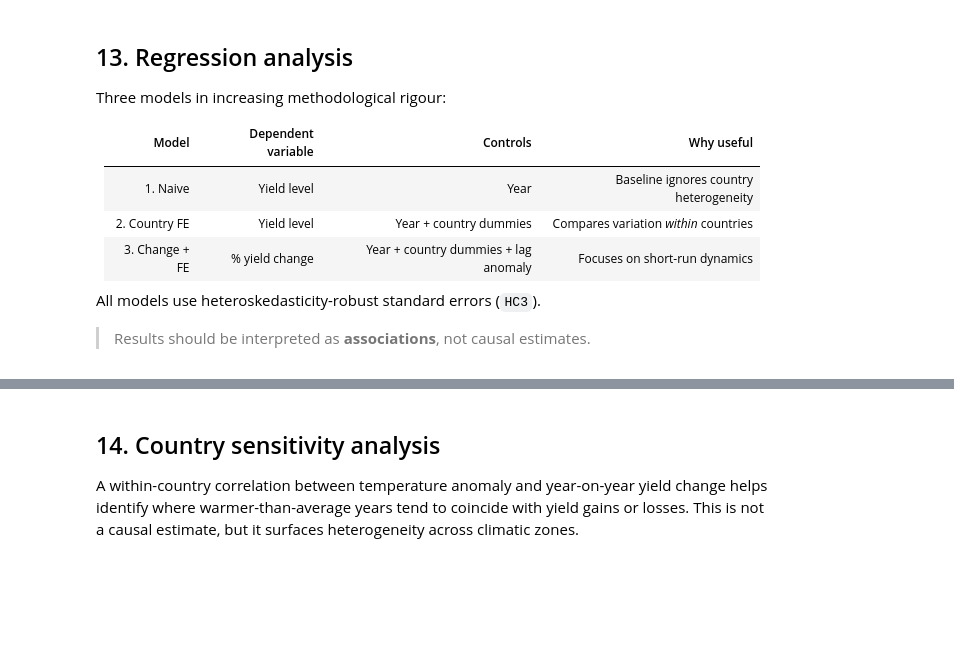
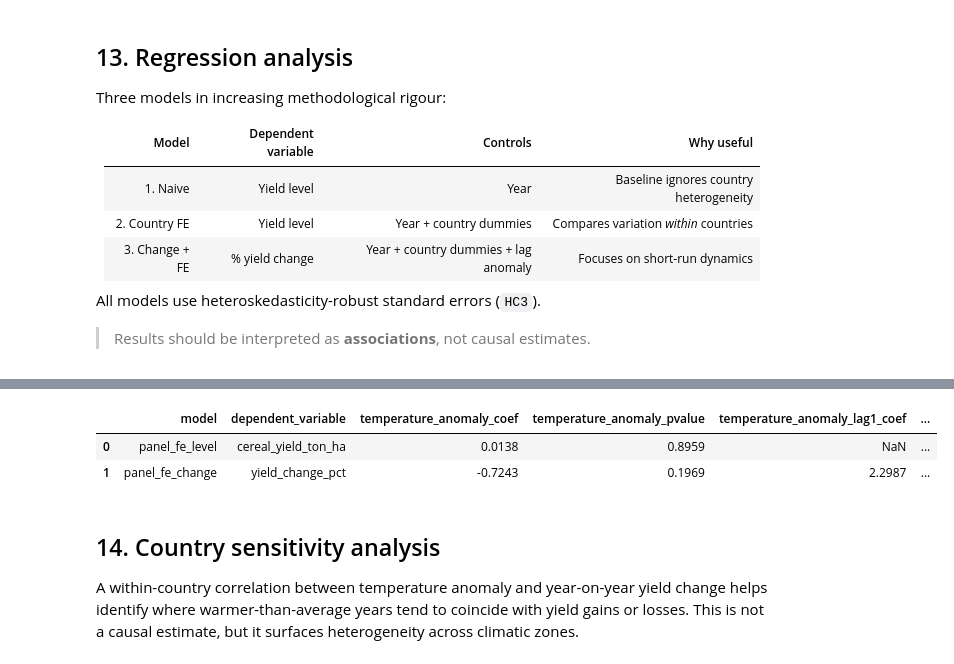
Before and after one commit to juggo87/temperature-cereal-yield, a Jupyter notebook: temperature_cereal_yield.ipynb, the cells around one changed output, grey strips where cells are left out. Cells and saved outputs as stored; diff of their text form; code cells hidden in the pictures; blank space fills up the shorter version.

```diff
--- a/temperature_cereal_yield.ipynb
+++ b/temperature_cereal_yield.ipynb
@@ -906,0 +1065,82 @@ Covariance Type:                   HC3
+# %%
+if LINEARMODELS_AVAILABLE:
+    panel_base = merged.copy()
+    panel_base["year"] = panel_base["year"].astype(int)
+    panel_base = panel_base.set_index(["country", "year"]).sort_index()
+
+    # Model 4: yield level with country and year fixed effects.
+    panel_level = panel_base[["cereal_yield_ton_ha", "temperature_anomaly"]].dropna().copy()
+    panel_model_level = PanelOLS.from_formula(
+        "cereal_yield_ton_ha ~ 1 + temperature_anomaly + EntityEffects + TimeEffects",
+        data=panel_level,
+        drop_absorbed=True,
+    )
+    panel_res_level = panel_model_level.fit(
+        cov_type="clustered",
+        cluster_entity=True,
+    )
+
+    print("MODEL 4: PanelOLS yield level model with country and year fixed effects")
+    print(panel_res_level.summary)
+
+    # Model 5: yield change model with lagged anomaly plus country and year fixed effects.
+    panel_change = panel_base[
+        ["yield_change_pct", "temperature_anomaly", "temperature_anomaly_lag1"]
+    ].dropna().copy()
+
+    lo, hi = panel_change["yield_change_pct"].quantile([0.01, 0.99])
+    panel_change = panel_change[panel_change["yield_change_pct"].between(lo, hi)].copy()
+
+    panel_model_change = PanelOLS.from_formula(
+        "yield_change_pct ~ 1 + temperature_anomaly + temperature_anomaly_lag1 + EntityEffects + TimeEffects",
+        data=panel_change,
+        drop_absorbed=True,
+    )
+    panel_res_change = panel_model_change.fit(
+        cov_type="clustered",
+        cluster_entity=True,
+    )
+
+    print("\n\nMODEL 5: PanelOLS yield change model with country and year fixed effects")
+    print(panel_res_change.summary)
+
+    panelols_key_results = pd.DataFrame({
+        "model": [
+            "panel_fe_level",
+            "panel_fe_change",
+        ],
+        "dependent_variable": [
+            "cereal_yield_ton_ha",
+            "yield_change_pct",
+        ],
+        "temperature_anomaly_coef": [
+            panel_res_level.params.get("temperature_anomaly", np.nan),
+            panel_res_change.params.get("temperature_anomaly", np.nan),
+        ],
+        "temperature_anomaly_pvalue": [
+            panel_res_level.pvalues.get("temperature_anomaly", np.nan),
+            panel_res_change.pvalues.get("temperature_anomaly", np.nan),
+        ],
+        "temperature_anomaly_lag1_coef": [
+            np.nan,
+            panel_res_change.params.get("temperature_anomaly_lag1", np.nan),
+        ],
+        "temperature_anomaly_lag1_pvalue": [
+            np.nan,
+            panel_res_change.pvalues.get("temperature_anomaly_lag1", np.nan),
+        ],
+        "n_observations": [
+            int(panel_res_level.nobs),
+            int(panel_res_change.nobs),
+        ],
+        "r_squared_within": [
+            panel_res_level.rsquared_within,
+            panel_res_change.rsquared_within,
+        ],
+    })
+
+    display(panelols_key_results)
+    panelols_key_results.to_csv(OUTPUT_DIR / "panelols_key_results.csv", index=False)
+else:
+    print("linearmodels not installed — PanelOLS regression skipped.")
+# %% [output]
@@ -907,3 +1164,6 @@ Covariance Type:                   HC3
+|  | model | dependent_variable | temperature_anomaly_coef | temperature_anomaly_pvalue | temperature_anomaly_lag1_coef | ... |
+| 0 | panel_fe_level | cereal_yield_ton_ha | 0.0138 | 0.8959 | NaN | ... |
+| 1 | panel_fe_change | yield_change_pct | -0.7243 | 0.1969 | 2.2987 | ... |
 # %% [markdown]
 ## 14. Country sensitivity analysis
 
```
Also changed, not shown: parts of 20 cells of this notebook.
